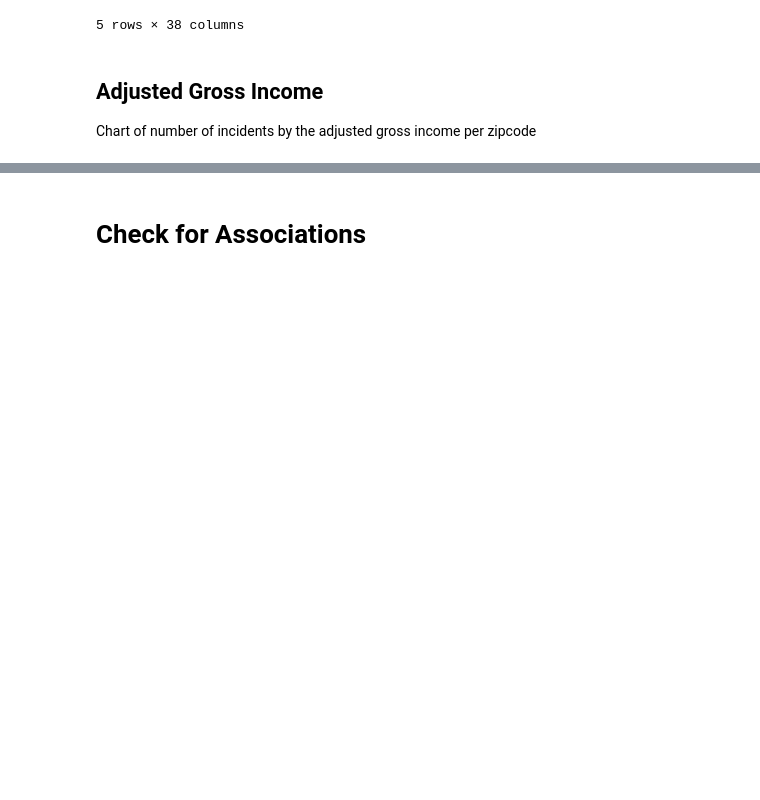
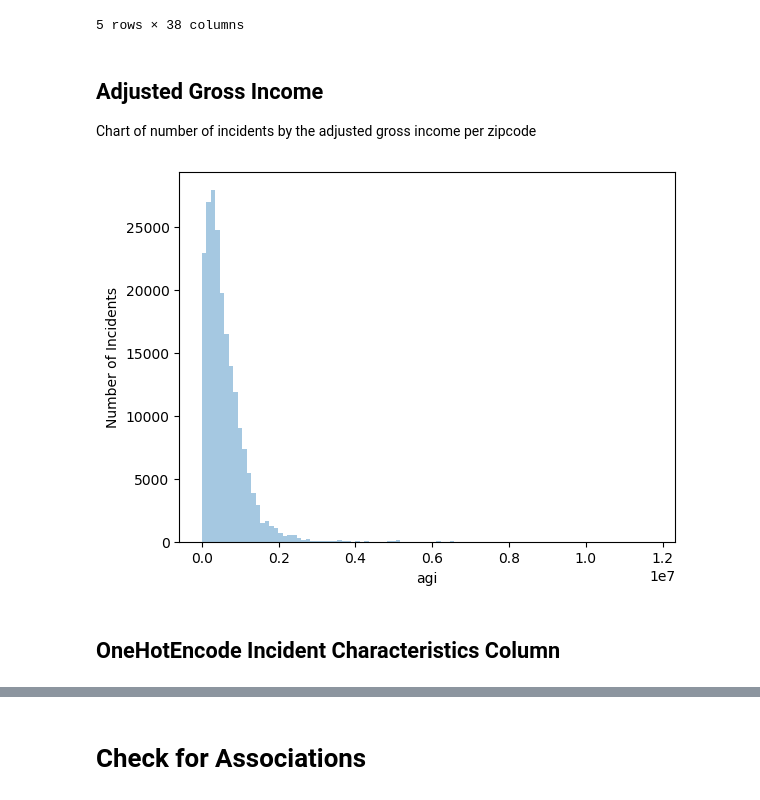
Before and after one commit to vivianndo/ads508_gunviolence, a Jupyter notebook: project.ipynb, the cells around one changed output, grey strips where cells are left out. Saved outputs shown, nothing was run; the diff lists cells and outputs as text; code cells hidden in the pictures; blank space fills up the shorter version.

```diff
--- a/project.ipynb
+++ b/project.ipynb
@@ -1919,6 +1924,11 @@ df_income = pd.read_csv("s3://sagemaker-us-east-1-898900188658/income_by_zip/zip
 # %%
 import seaborn as sns
+
 plt.xlabel('Adjusted Gross Income By Zipcode (AGI)')
 plt.ylabel('Number of Incidents')
-sns.distplot(df_income['agi'],bins=100,kde=False)
+sns.distplot(df['agi'],bins=100,kde=False)
 plt.show()
+# %% [output]
+[figure, added]
+# %% [markdown]
+## OneHotEncode Incident Characteristics Column
```
Also changed, not shown: parts of 5 cells of this notebook.
